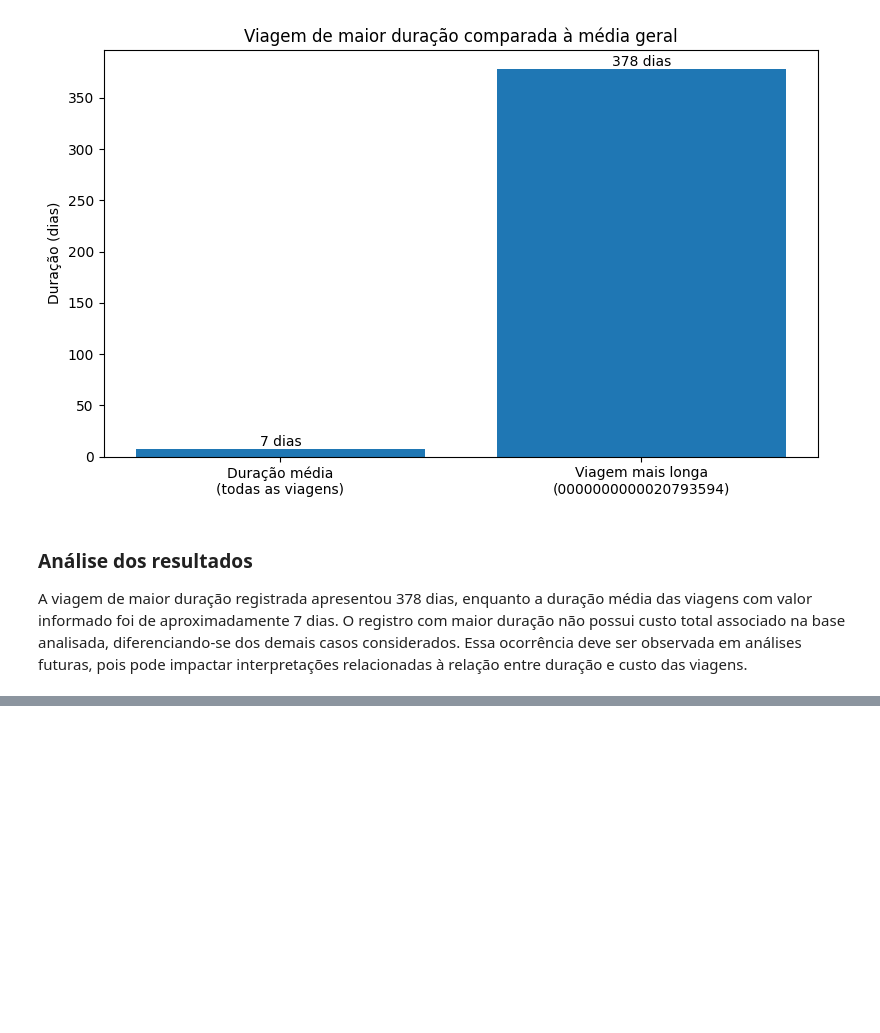
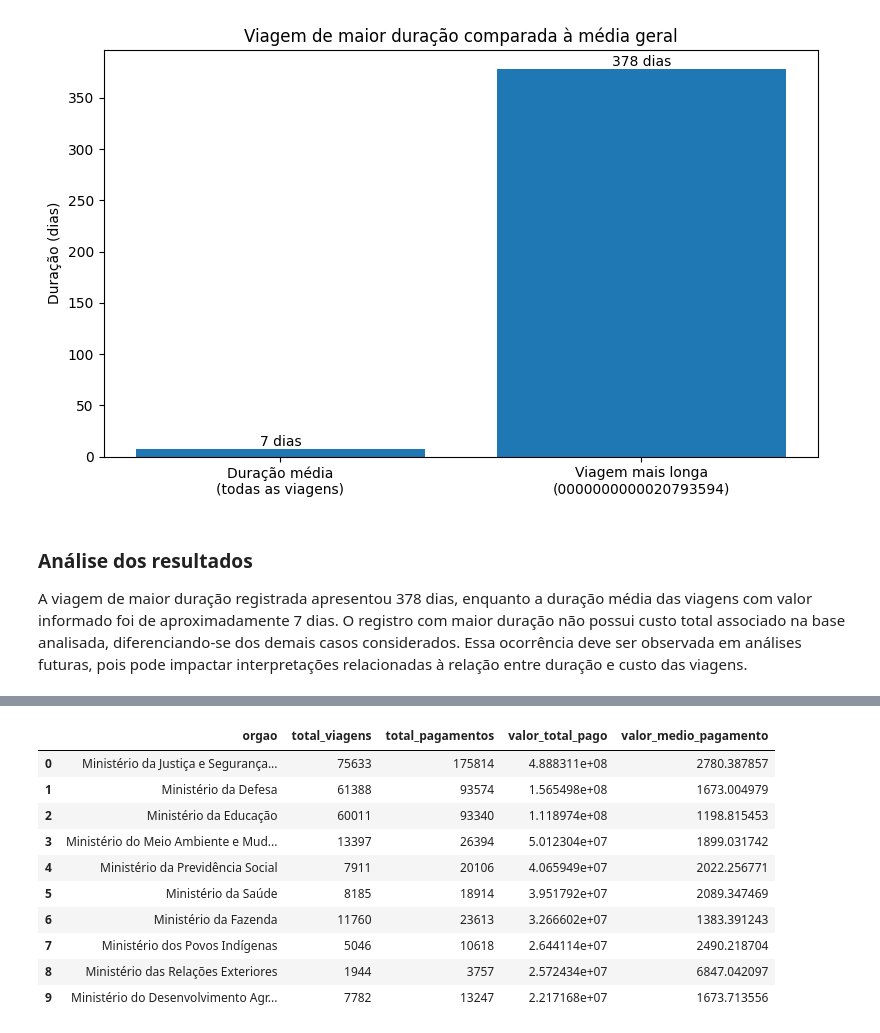
Before and after one commit to FernandaBarrosLinhares/Projeto-Final-Fernanda-Linhares, a Jupyter notebook: _MySQL/3_analise.ipynb, the cells around one changed output, grey strips where cells are left out. Drawn from its saved outputs; the diff is of its cells as text; code cells hidden in the pictures; blank space fills up the shorter version.

Commit message:
Implementação da  camada Gold com tabela resumo por órgão e view de consulta

```diff
--- a/_MySQL/3_analise.ipynb
+++ b/_MySQL/3_analise.ipynb
@@ -307,0 +347,21 @@ A viagem de maior duração registrada apresentou 378 dias, enquanto a duração
+# %%
+gold = consultar("""
+SELECT *
+FROM gold_resumo_orgao
+ORDER BY valor_total_pago DESC
+LIMIT 10;
+""")
+
+gold
+# %% [output]
+|  | orgao | total_viagens | total_pagamentos | valor_total_pago | valor_medio_pagamento |
+| 0 | Ministério da Justiça e Segurança... | 75633 | 175814 | 4.888311e+08 | 2780.387857 |
+| 1 | Ministério da Defesa | 61388 | 93574 | 1.565498e+08 | 1673.004979 |
+| 2 | Ministério da Educação | 60011 | 93340 | 1.118974e+08 | 1198.815453 |
+| 3 | Ministério do Meio Ambiente e Mud... | 13397 | 26394 | 5.012304e+07 | 1899.031742 |
+| 4 | Ministério da Previdência Social | 7911 | 20106 | 4.065949e+07 | 2022.256771 |
+| 5 | Ministério da Saúde | 8185 | 18914 | 3.951792e+07 | 2089.347469 |
+| 6 | Ministério da Fazenda | 11760 | 23613 | 3.266602e+07 | 1383.391243 |
+| 7 | Ministério dos Povos Indígenas | 5046 | 10618 | 2.644114e+07 | 2490.218704 |
+| 8 | Ministério das Relações Exteriores | 1944 | 3757 | 2.572434e+07 | 6847.042097 |
+| 9 | Ministério do Desenvolvimento Agr... | 7782 | 13247 | 2.217168e+07 | 1673.713556 |
```
Also changed, not shown: parts of 8 cells of this notebook.
